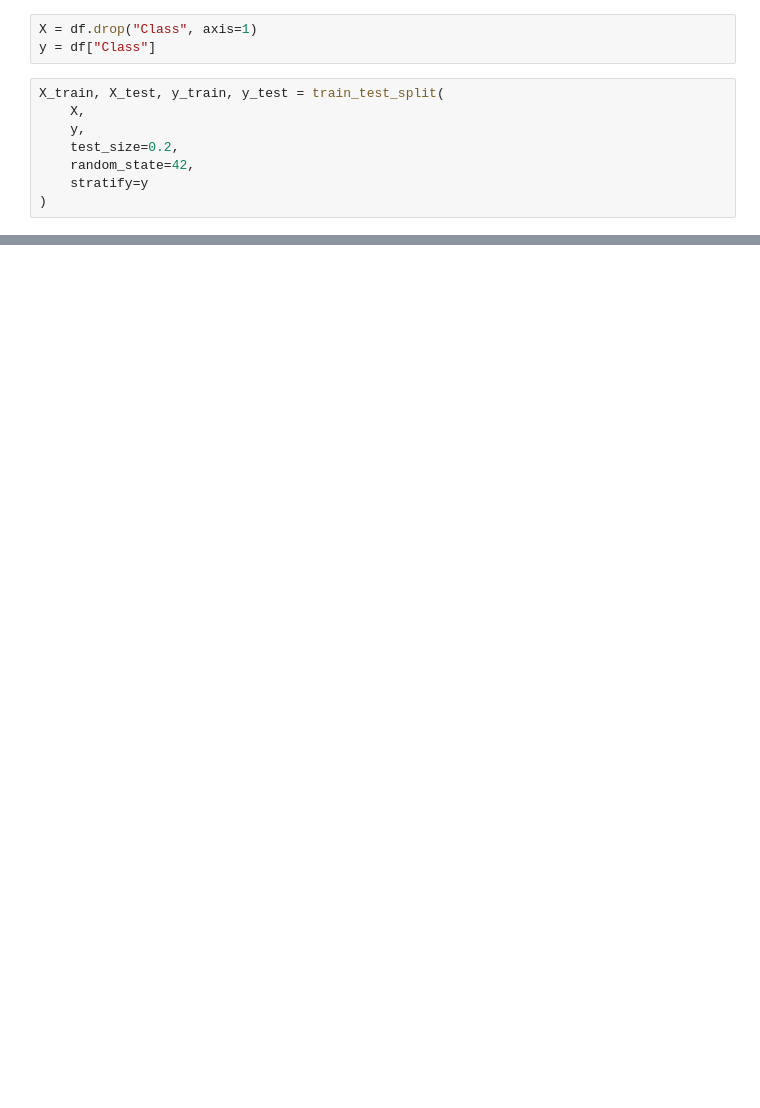
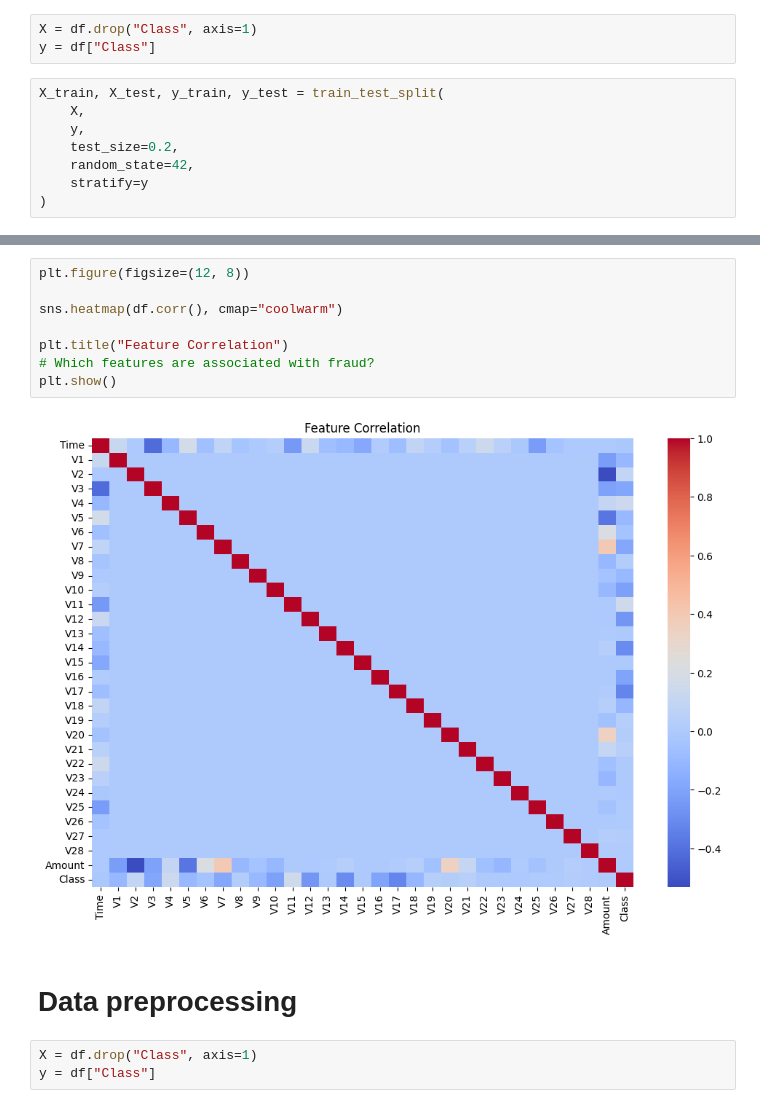
Before and after one commit to ShyamChauhann/intelligent-fraud-detection-and-risk-scoring-system, a Jupyter notebook: notebooks/01_data_exploration.ipynb, the cells around one changed output, grey strips where cells are left out. Saved outputs shown, nothing was run; the diff lists cells and outputs as text; blank space fills up the shorter version.

```diff
--- a/notebooks/01_data_exploration.ipynb
+++ b/notebooks/01_data_exploration.ipynb
@@ -41,0 +125,15 @@ X_train, X_test, y_train, y_test = train_test_split(
+# %%
+plt.figure(figsize=(12, 8))
+
+sns.heatmap(df.corr(), cmap="coolwarm")
+
+plt.title("Feature Correlation")
+# Which features are associated with fraud?
+plt.show()
+# %% [output]
+[figure, added]
+# %% [markdown]
+# Data preprocessing
+# %%
+X = df.drop("Class", axis=1)
+y = df["Class"]
```
Also changed, not shown: parts of 52 cells of this notebook, 11 other files.
